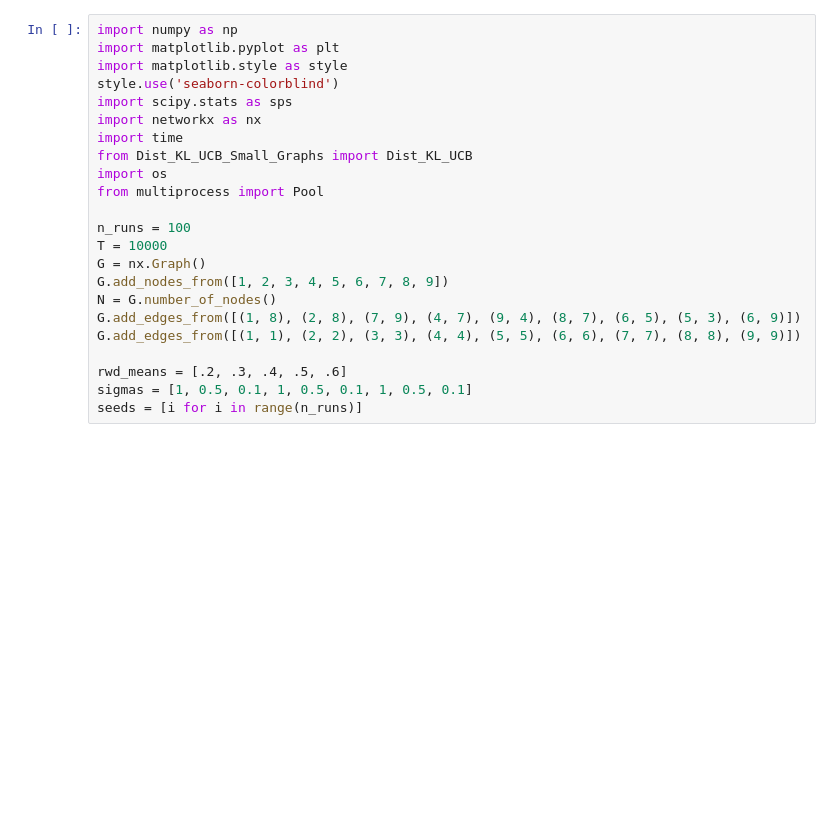
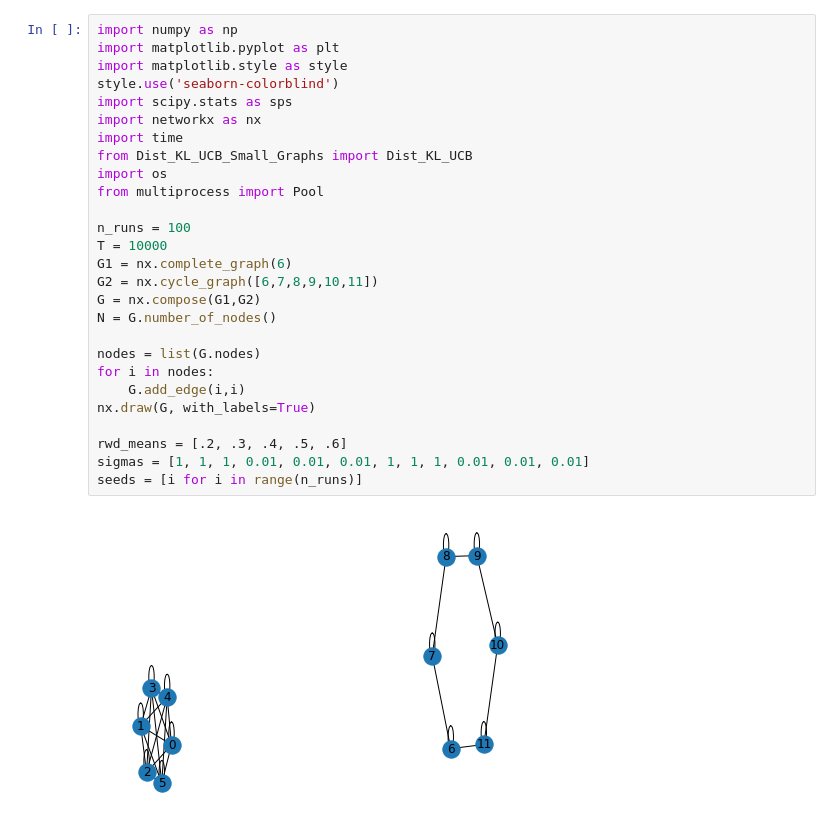
Before and after one commit to csasmith/vip-mab, a Jupyter notebook: code/KL_UCB/Dist_vs_Single_KL_UCB_Small_Graphs.ipynb, the cells around one changed output. Saved outputs shown, nothing was run; the diff lists cells and outputs as text; blank space fills up the shorter version.

Commit message:
Fix small graph analysis and try to fix dist vs dist

```diff
--- a/code/KL_UCB/Dist_vs_Single_KL_UCB_Small_Graphs.ipynb
+++ b/code/KL_UCB/Dist_vs_Single_KL_UCB_Small_Graphs.ipynb
@@ -1,25 +1,31 @@
 # %%
 import numpy as np
 import matplotlib.pyplot as plt
 import matplotlib.style as style
 style.use('seaborn-colorblind')
 import scipy.stats as sps
 import networkx as nx
 import time
 from Dist_KL_UCB_Small_Graphs import Dist_KL_UCB
 import os
 from multiprocess import Pool
 
 n_runs = 100
 T = 10000
-G = nx.Graph()
-G.add_nodes_from([1, 2, 3, 4, 5, 6, 7, 8, 9])
+G1 = nx.complete_graph(6)
+G2 = nx.cycle_graph([6,7,8,9,10,11])
+G = nx.compose(G1,G2)
 N = G.number_of_nodes()
-G.add_edges_from([(1, 8), (2, 8), (7, 9), (4, 7), (9, 4), (8, 7), (6, 5), (5, 3), (6, 9)])
-G.add_edges_from([(1, 1), (2, 2), (3, 3), (4, 4), (5, 5), (6, 6), (7, 7), (8, 8), (9, 9)])
+
+nodes = list(G.nodes)
+for i in nodes:
+    G.add_edge(i,i)
+nx.draw(G, with_labels=True)
 
 rwd_means = [.2, .3, .4, .5, .6]
-sigmas = [1, 0.5, 0.1, 1, 0.5, 0.1, 1, 0.5, 0.1]
+sigmas = [1, 1, 1, 0.01, 0.01, 0.01, 1, 1, 1, 0.01, 0.01, 0.01]
 seeds = [i for i in range(n_runs)]
+# %% [output]
+[figure, added]
 # %%
 def worker(job_runs, seeds, sigmas, T, N, G):
```
Also changed, not shown: parts of 6 cells of this notebook, 3 other files.
